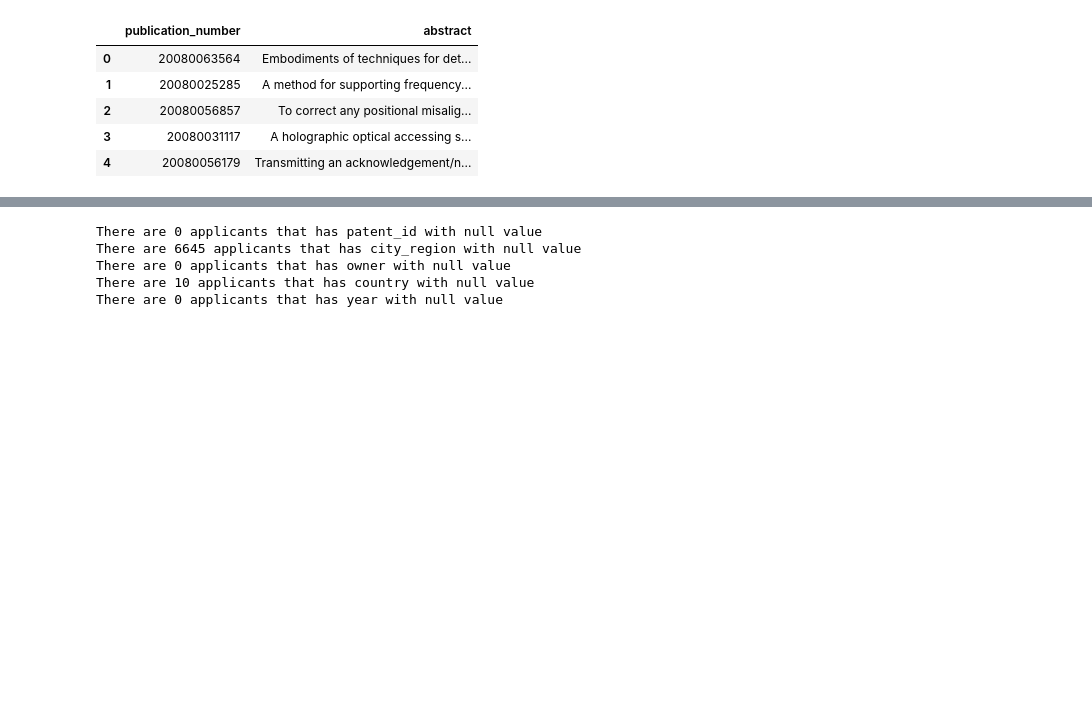
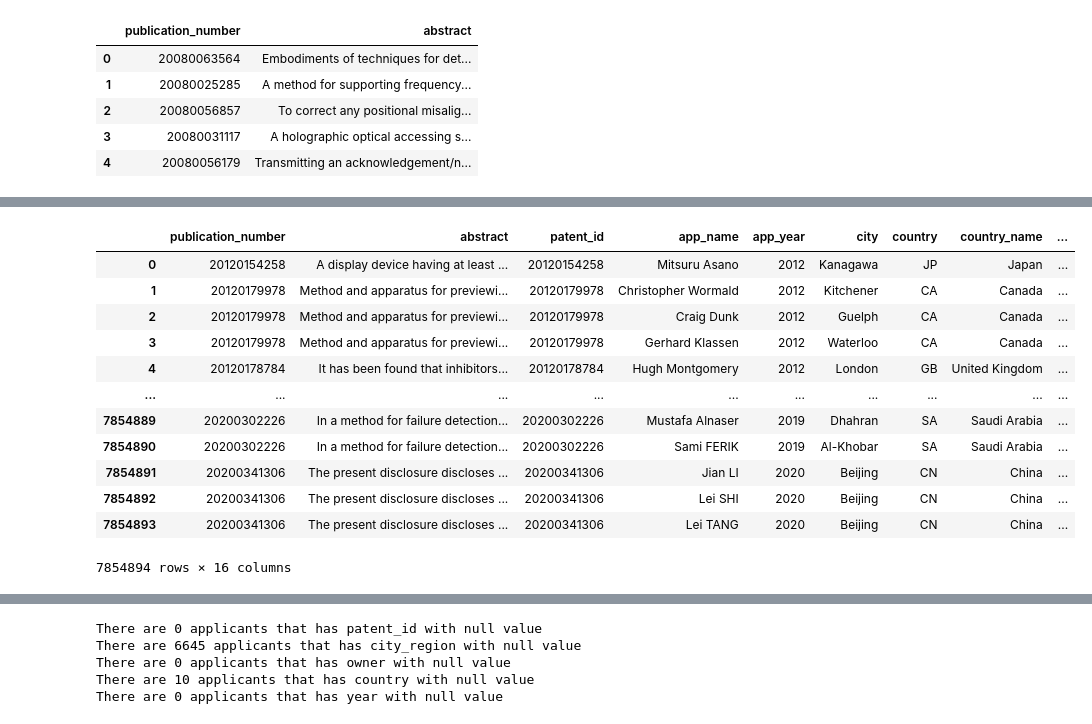
Before and after one commit to tseronni/genome, a Jupyter notebook: notebooks/01_data_preparation.ipynb, the cells around one changed output, grey strips where cells are left out. Drawn from its saved outputs; the diff is of its cells as text; code cells hidden in the pictures; blank space fills up the shorter version.

```diff
--- a/notebooks/01_data_preparation.ipynb
+++ b/notebooks/01_data_preparation.ipynb
@@ -88,0 +108,17 @@ Unique patents for applicants: 622307
+# %%
+df = pd.merge(df_abstract, df_raw_patents, left_on='publication_number', right_on='patent_id')
+df
+# %% [output]
+|  | publication_number | abstract | patent_id | app_name | app_year | city | country | country_name | ... |
+| 0 | 20120154258 | A display device having at least ... | 20120154258 | Mitsuru Asano | 2012 | Kanagawa | JP | Japan | ... |
+| 1 | 20120179978 | Method and apparatus for previewi... | 20120179978 | Christopher Wormald | 2012 | Kitchener | CA | Canada | ... |
+| 2 | 20120179978 | Method and apparatus for previewi... | 20120179978 | Craig Dunk | 2012 | Guelph | CA | Canada | ... |
+| 3 | 20120179978 | Method and apparatus for previewi... | 20120179978 | Gerhard Klassen | 2012 | Waterloo | CA | Canada | ... |
+| 4 | 20120178784 | It has been found that inhibitors... | 20120178784 | Hugh Montgomery | 2012 | London | GB | United Kingdom | ... |
+| ... | ... | ... | ... | ... | ... | ... | ... | ... | ... |
+| 7854889 | 20200302226 | In a method for failure detection... | 20200302226 | Mustafa Alnaser | 2019 | Dhahran | SA | Saudi Arabia | ... |
+| 7854890 | 20200302226 | In a method for failure detection... | 20200302226 | Sami FERIK | 2019 | Al-Khobar | SA | Saudi Arabia | ... |
+| 7854891 | 20200341306 | The present disclosure discloses ... | 20200341306 | Jian LI | 2020 | Beijing | CN | China | ... |
+| 7854892 | 20200341306 | The present disclosure discloses ... | 20200341306 | Lei SHI | 2020 | Beijing | CN | China | ... |
+| 7854893 | 20200341306 | The present disclosure discloses ... | 20200341306 | Lei TANG | 2020 | Beijing | CN | China | ... |
+7854894 rows × 16 columns
```
Also changed, not shown: parts of 16 cells of this notebook, 2 other files.
